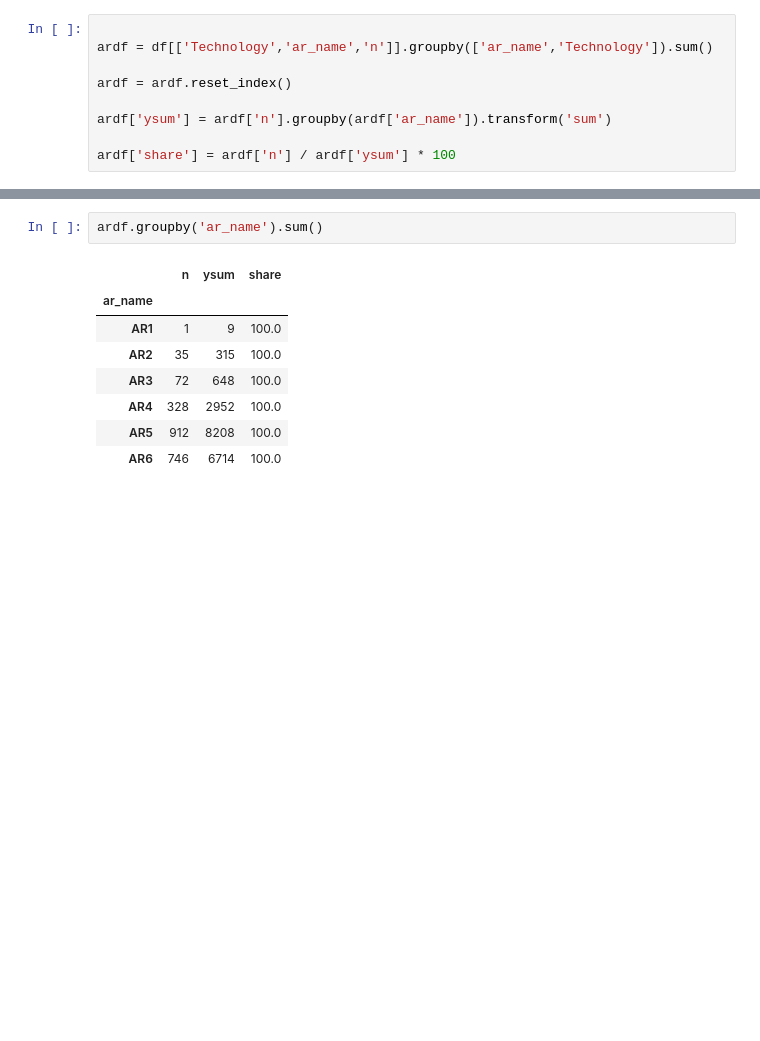
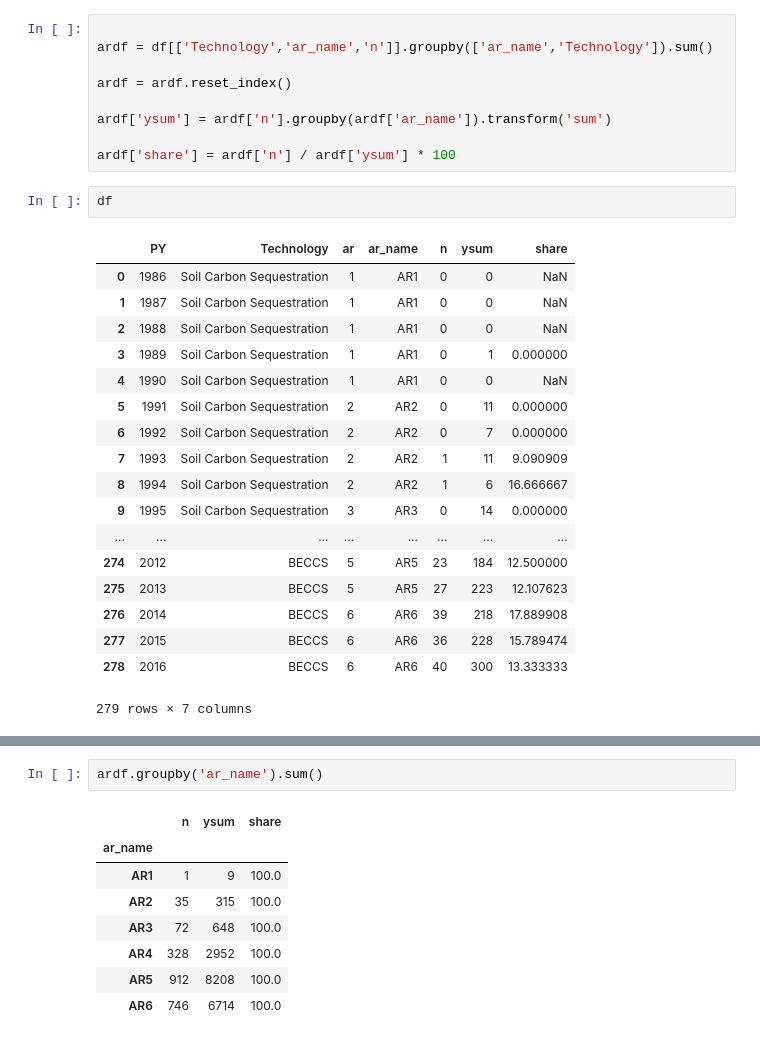
Before and after one commit to mcc-apsis/NETs-review, a Jupyter notebook: general_nets_plots.ipynb, the cells around one changed output, grey strips where cells are left out. Saved outputs shown, nothing was run; the diff lists cells and outputs as text; blank space fills up the shorter version.

```diff
--- a/general_nets_plots.ipynb
+++ b/general_nets_plots.ipynb
@@ -155,4 +155,25 @@ ardf = ardf.reset_index()
 ardf['ysum'] = ardf['n'].groupby(ardf['ar_name']).transform('sum')
 
 ardf['share'] = ardf['n'] / ardf['ysum'] * 100
+# %%
+df
+# %% [output]
+|  | PY | Technology | ar | ar_name | n | ysum | share |
+| 0 | 1986 | Soil Carbon Sequestration | 1 | AR1 | 0 | 0 | NaN |
+| 1 | 1987 | Soil Carbon Sequestration | 1 | AR1 | 0 | 0 | NaN |
+| 2 | 1988 | Soil Carbon Sequestration | 1 | AR1 | 0 | 0 | NaN |
+| 3 | 1989 | Soil Carbon Sequestration | 1 | AR1 | 0 | 1 | 0.000000 |
+| 4 | 1990 | Soil Carbon Sequestration | 1 | AR1 | 0 | 0 | NaN |
+| 5 | 1991 | Soil Carbon Sequestration | 2 | AR2 | 0 | 11 | 0.000000 |
+| 6 | 1992 | Soil Carbon Sequestration | 2 | AR2 | 0 | 7 | 0.000000 |
+| 7 | 1993 | Soil Carbon Sequestration | 2 | AR2 | 1 | 11 | 9.090909 |
+| 8 | 1994 | Soil Carbon Sequestration | 2 | AR2 | 1 | 6 | 16.666667 |
+| 9 | 1995 | Soil Carbon Sequestration | 3 | AR3 | 0 | 14 | 0.000000 |
+| ... | ... | ... | ... | ... | ... | ... | ... |
+| 274 | 2012 | BECCS | 5 | AR5 | 23 | 184 | 12.500000 |
+| 275 | 2013 | BECCS | 5 | AR5 | 27 | 223 | 12.107623 |
+| 276 | 2014 | BECCS | 6 | AR6 | 39 | 218 | 17.889908 |
+| 277 | 2015 | BECCS | 6 | AR6 | 36 | 228 | 15.789474 |
+| 278 | 2016 | BECCS | 6 | AR6 | 40 | 300 | 13.333333 |
+279 rows × 7 columns
 # %%
```
Also changed, not shown: parts of 5 cells of this notebook, 1 other file.
